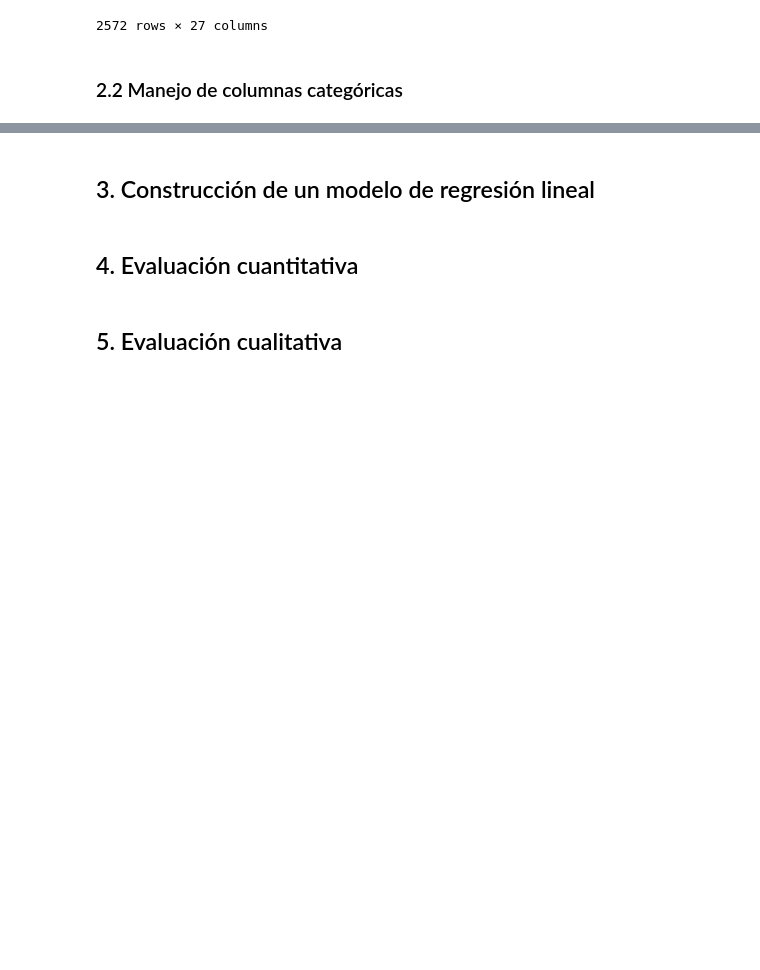
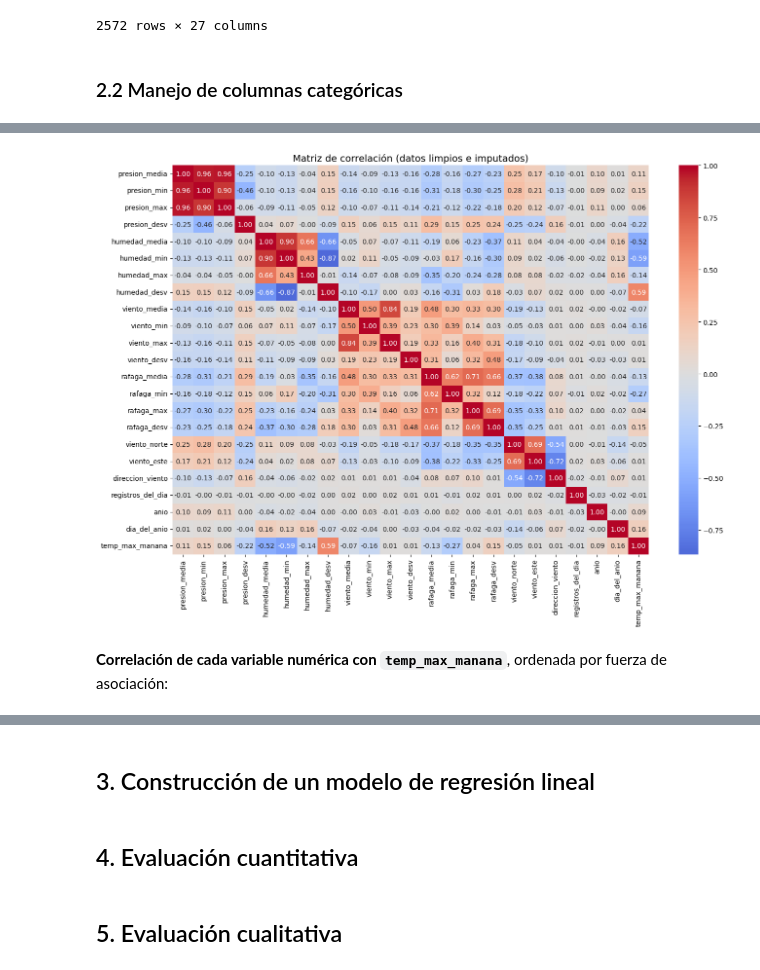
Before and after one commit to cmolina12/Laboratorio-1, a Jupyter notebook: regresion.ipynb, the cells around one changed output, grey strips where cells are left out. Cells and saved outputs as stored; diff of their text form; code cells hidden in the pictures; blank space fills up the shorter version.

```diff
--- a/regresion.ipynb
+++ b/regresion.ipynb
@@ -765,0 +994,14 @@ Ejemplo de filas con errores:
+# %%
+# Eliminar filas sin fecha o sin temp
+antes = len(data1)
+
+data1 = data1[data1['fecha'].notna()].copy()
+print("Filas sin fecha eliminadas:", antes - len(data1))
+
+antes = len(data1)
+
+data1 = data1[data1['temp_max_manana'].notna()].copy()
+print("Filas sin temp_max_manana eliminadas:", antes - len(data1))
+
+# Ordenar por fecha
+data1 = data1.sort_values('fecha').reset_index(drop=True)
@@ -765,0 +1011,20 @@ Ejemplo de filas con errores:
+# %%
+columnas = cuantitativas_continuas + ['registros_del_dia']
+
+nulos_antes = data1[columnas].isna().sum().sum()
+
+data1[columnas] = data1[columnas].interpolate(
+    method='linear',
+    limit_direction='both'
+)
+
+# Completar los que todavía tengan nan usando la mediana del mes
+for columna in columnas:
+    data1[columna] = data1[columna].fillna(
+        data1.groupby('mes')[columna].transform('median')
+    )
+
+data1['registros_del_dia'] = data1['registros_del_dia'].round()
+
+print("Nulos numéricos: \n", nulos_antes, "antes\n",
+      data1[columnas].isna().sum().sum(), "después")
@@ -765,0 +1039,13 @@ Ejemplo de filas con errores:
+# %%
+numeric_cols_data1 = data1.select_dtypes(include=['float64', 'int64']).columns
+corr_data1 = data1[numeric_cols_data1].corr()
+
+plt.figure(figsize=(14, 10))
+sns.heatmap(corr_data1, annot=True, cmap='coolwarm', center=0, fmt='.2f')
+plt.title('Matriz de correlación (datos limpios e imputados)', fontsize=14)
+plt.tight_layout()
+plt.show()
+# %% [output]
+[figure, added]
+# %% [markdown]
+**Correlación de cada variable numérica con `temp_max_manana`**, ordenada por fuerza de asociación:
```
Also changed, not shown: parts of 39 cells of this notebook.
